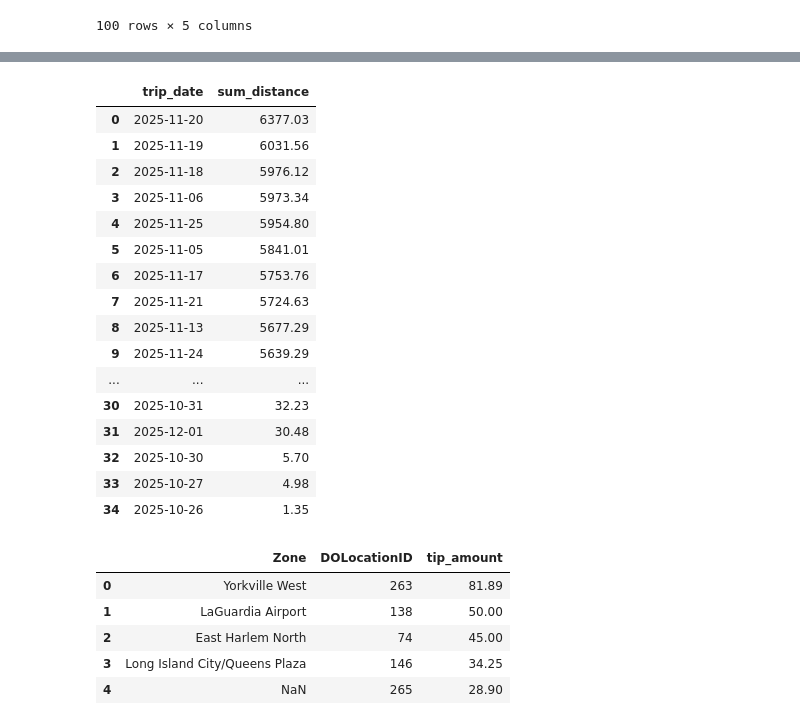
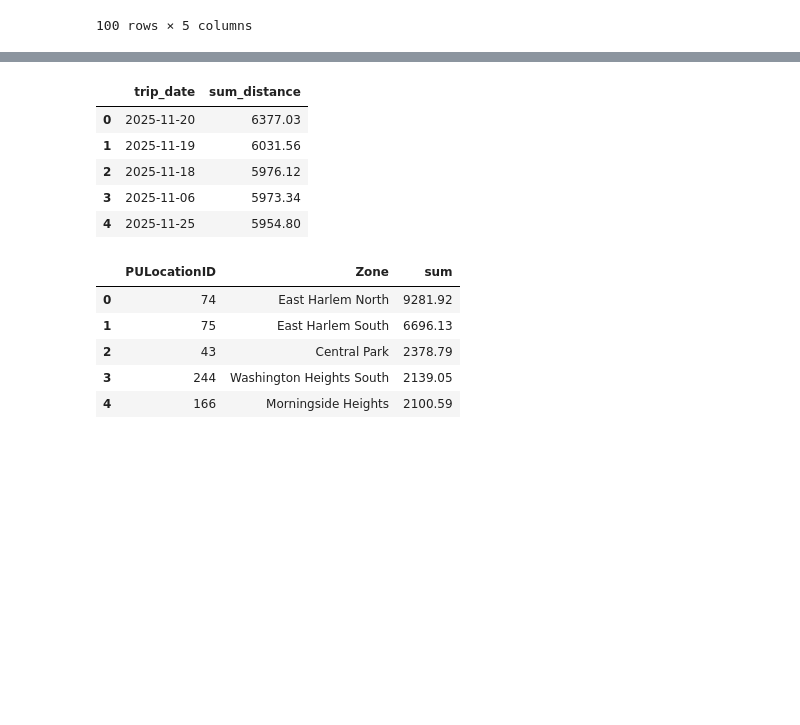
Before and after one commit to nont443/data-engineering-zoomcamp, a Jupyter notebook: homework1/green_taxi.ipynb, the cells around one changed output, grey strips where cells are left out. Saved outputs shown, nothing was run; the diff lists cells and outputs as text; code cells hidden in the pictures; blank space fills up the shorter version.

```diff
--- a/homework1/green_taxi.ipynb
+++ b/homework1/green_taxi.ipynb
@@ -136,52 +81,49 @@ question3
 # %%
+# question 4
+# Which was the pick up day with the longest trip distance? Only consider trips with trip_distance less than 100 miles
+# (to exclude data errors).
+# Use the pick up time for your calculations.
+
 sql = """
 select DATE(lpep_pickup_datetime) as trip_date, sum(trip_distance) as sum_distance
 from green_taxi
 where trip_distance < 100
 group by 1
 order by 2 DESC
+limit 5
 """
 
 question4 =  pd.read_sql(sql,engine)
 question4
 # %% [output]
 |  | trip_date | sum_distance |
 | 0 | 2025-11-20 | 6377.03 |
 | 1 | 2025-11-19 | 6031.56 |
 | 2 | 2025-11-18 | 5976.12 |
 | 3 | 2025-11-06 | 5973.34 |
 | 4 | 2025-11-25 | 5954.80 |
-| 5 | 2025-11-05 | 5841.01 |
-| 6 | 2025-11-17 | 5753.76 |
-| 7 | 2025-11-21 | 5724.63 |
-| 8 | 2025-11-13 | 5677.29 |
-| 9 | 2025-11-24 | 5639.29 |
-| ... | ... | ... |
-| 30 | 2025-10-31 | 32.23 |
-| 31 | 2025-12-01 | 30.48 |
-| 32 | 2025-10-30 | 5.70 |
-| 33 | 2025-10-27 | 4.98 |
-| 34 | 2025-10-26 | 1.35 |
 # %%
+# question 5
+# Which was the pickup zone with the largest total_amount (sum of all trips) on November 18th, 2025?
+
 sql = """
-select  z."Zone",g."DOLocationID",tip_amount
+select "PULocationID","Zone", sum(total_amount)
 from green_taxi g join
 green_taxi_zone z on
-g."DOLocationID" = z."LocationID"
-where EXTRACT(MONTH FROM lpep_pickup_datetime)::int = 11
-AND g."PULocationID" = 74
-order by 3 DESC
+g."PULocationID" = z."LocationID"
+where  EXTRACT(DAY FROM lpep_pickup_datetime)::int = 18 and EXTRACT(MONTH FROM lpep_pickup_datetime)::int = 11
+group by 1,2
+order by 3 desc
 limit 5
 """
 
 question5 =  pd.read_sql(sql,engine)
-with pd.option_context("display.max_columns", None):
-    display(question5)
+question5
 # %% [output]
-|  | Zone | DOLocationID | tip_amount |
-| 0 | Yorkville West | 263 | 81.89 |
-| 1 | LaGuardia Airport | 138 | 50.00 |
-| 2 | East Harlem North | 74 | 45.00 |
-| 3 | Long Island City/Queens Plaza | 146 | 34.25 |
-| 4 | NaN | 265 | 28.90 |
+|  | PULocationID | Zone | sum |
+| 0 | 74 | East Harlem North | 9281.92 |
+| 1 | 75 | East Harlem South | 6696.13 |
+| 2 | 43 | Central Park | 2378.79 |
+| 3 | 244 | Washington Heights South | 2139.05 |
+| 4 | 166 | Morningside Heights | 2100.59 |
 # %%
```
Also changed, not shown: parts of 13 cells of this notebook.
